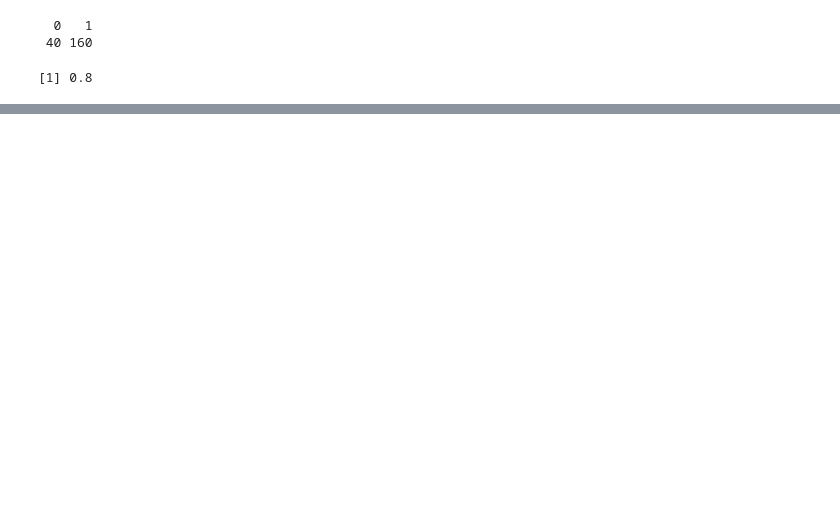
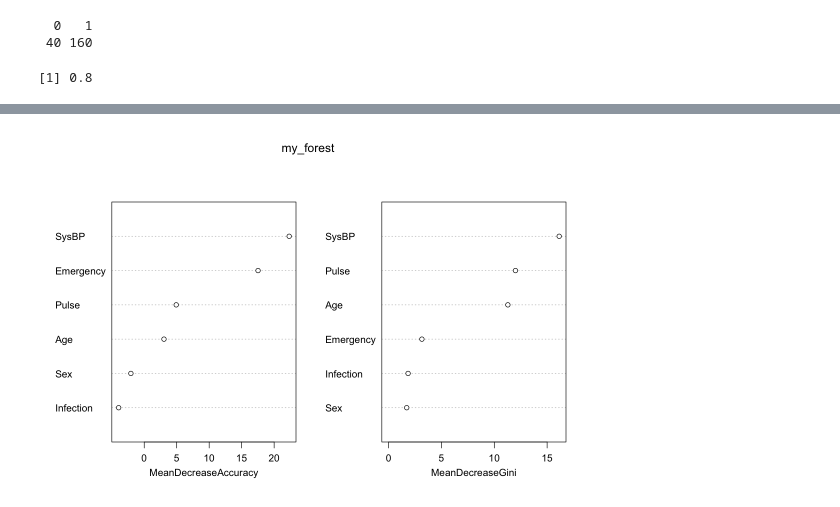
Before and after one commit to emilyahmad/OM065-Data-Science, a Jupyter notebook: Breakouts/ICU.ipynb, the cells around one changed output, grey strips where cells are left out. Saved outputs shown, nothing was run; the diff lists cells and outputs as text; code cells hidden in the pictures; blank space fills up the shorter version.

```diff
--- a/Breakouts/ICU.ipynb
+++ b/Breakouts/ICU.ipynb
@@ -47,0 +209,7 @@ ERROR: Error in eval(expr, p): object 'tree' not found
+# %%
+
+my_forest <- randomForest(factor(Survive) ~ Age + Sex + Infection + SysBP + Pulse + Emergency,
+                          data = ICU_train, importance = TRUE, ntree = 1000)
+varImpPlot(my_forest)
+# %% [output]
+[figure, added]
```
Also changed, not shown: parts of 21 cells of this notebook, 11 other files.
